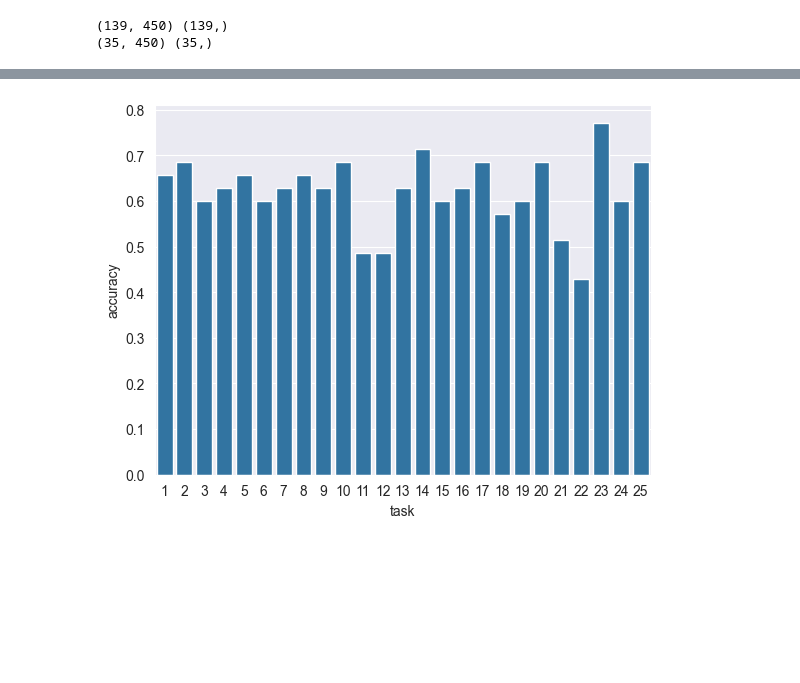
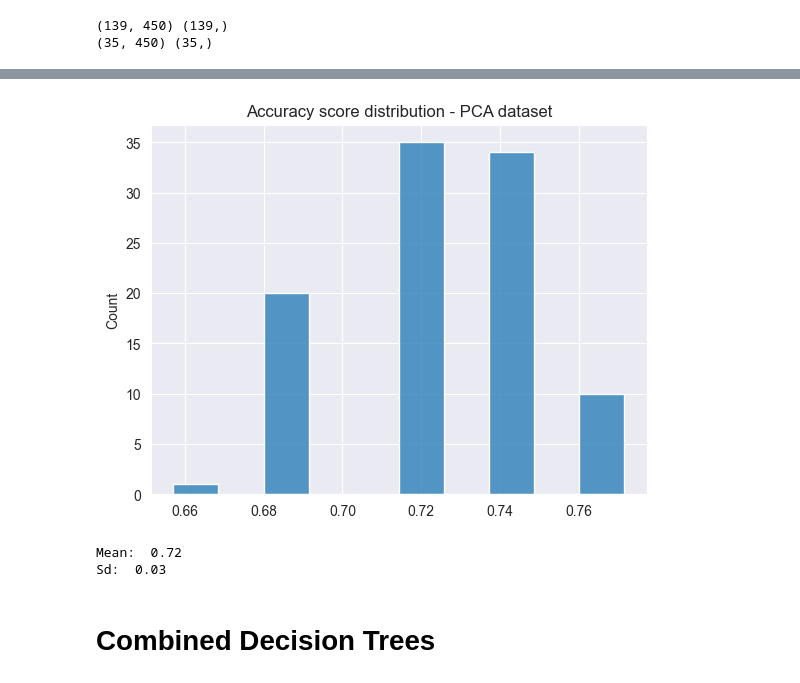
Before and after one commit to PieroAlonsoV/study_4830, a Jupyter notebook: code.ipynb, the cells around one changed output, grey strips where cells are left out. Cells and saved outputs as stored; diff of their text form; code cells hidden in the pictures; blank space fills up the shorter version.

Commit message:
Sample of 100 models

```diff
--- a/code.ipynb
+++ b/code.ipynb
@@ -54,6 +49,8 @@ X_pca_dict = {}
 # %%
 from sklearn.preprocessing import StandardScaler
 from sklearn.decomposition import PCA
+X_pca_dict = {}
+columns_pca_dict = {}
 for i in range(25):
     mytask = 'task_' + str(i+1)
     task_i = X_v[mytask]
@@ -65,7 +62,10 @@ for i in range(25):
     pca = PCA(0.8)
     X_pca = pca.fit_transform(X_scaled)
     n_columns_pca = X_pca.shape[1]
+
     columns_pca = [mytask+'_PC_'+str(i+1) for i in range(n_columns_pca)]
+    columns_pca_dict[mytask] = columns_pca
+
     X_pca_df = pd.DataFrame(X_pca)
     X_pca_df.columns = columns_pca
     X_pca_dict[mytask] = X_pca_df
@@ -111,9 +125,7 @@ from sklearn.metrics import accuracy_score
 # %%
-clf = DecisionTreeClassifier()
-clf2 = DecisionTreeClassifier()
-
-clf.fit(X_train, y_train)
-clf2.fit(X_train2, y_train2)
-
-y_pred = clf.predict(X_test)
-y_pred2 = clf2.predict(X_test2)
+accuracy_pca = []
+for f in range(100):
+    clf2 = DecisionTreeClassifier()
+    clf2.fit(X_train2, y_train2)
+    y_pred2 = clf2.predict(X_test2)
+    accuracy_pca.append(accuracy_score(y_test2, y_pred2))
@@ -167,5 +132,14 @@ models_df.head()
-# %%
-sns.barplot(x='task', y='accuracy', data=models_df)
-plt.show()
-# %% [output]
-[figure, removed]
+# %%
+sns.histplot(accuracy_pca)
+plt.title('Accuracy score distribution - PCA dataset')
+plt.show()
+# %% [output]
+[figure, added]
+# %%
+print('Mean: ', round(np.mean(accuracy_pca),2))
+print('Sd: ', round(np.std(accuracy_pca),2))
+# %% [output]
+Mean:  0.72
+Sd:  0.03
+# %% [markdown]
+# Combined Decision Trees
```
Also changed, not shown: parts of 27 cells of this notebook, 1 other file.
